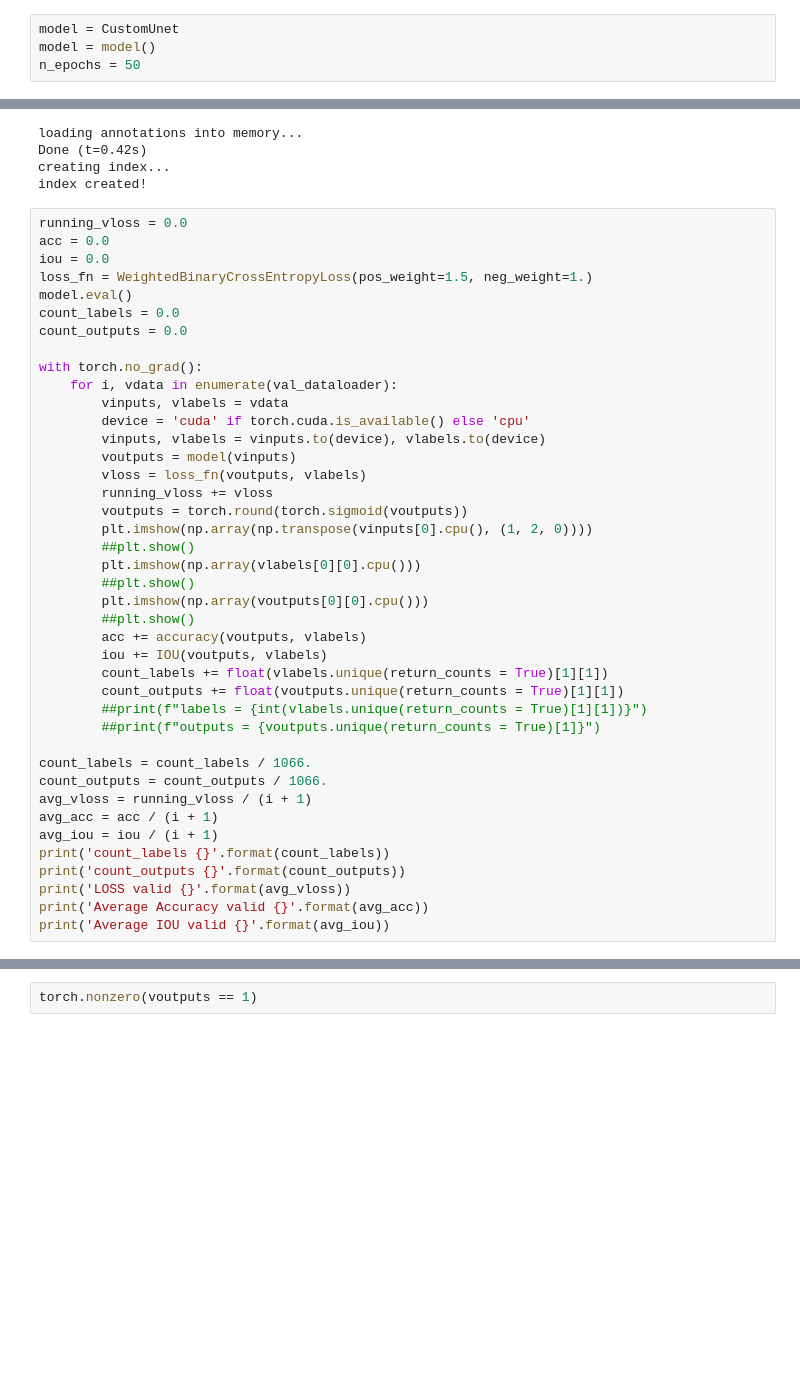
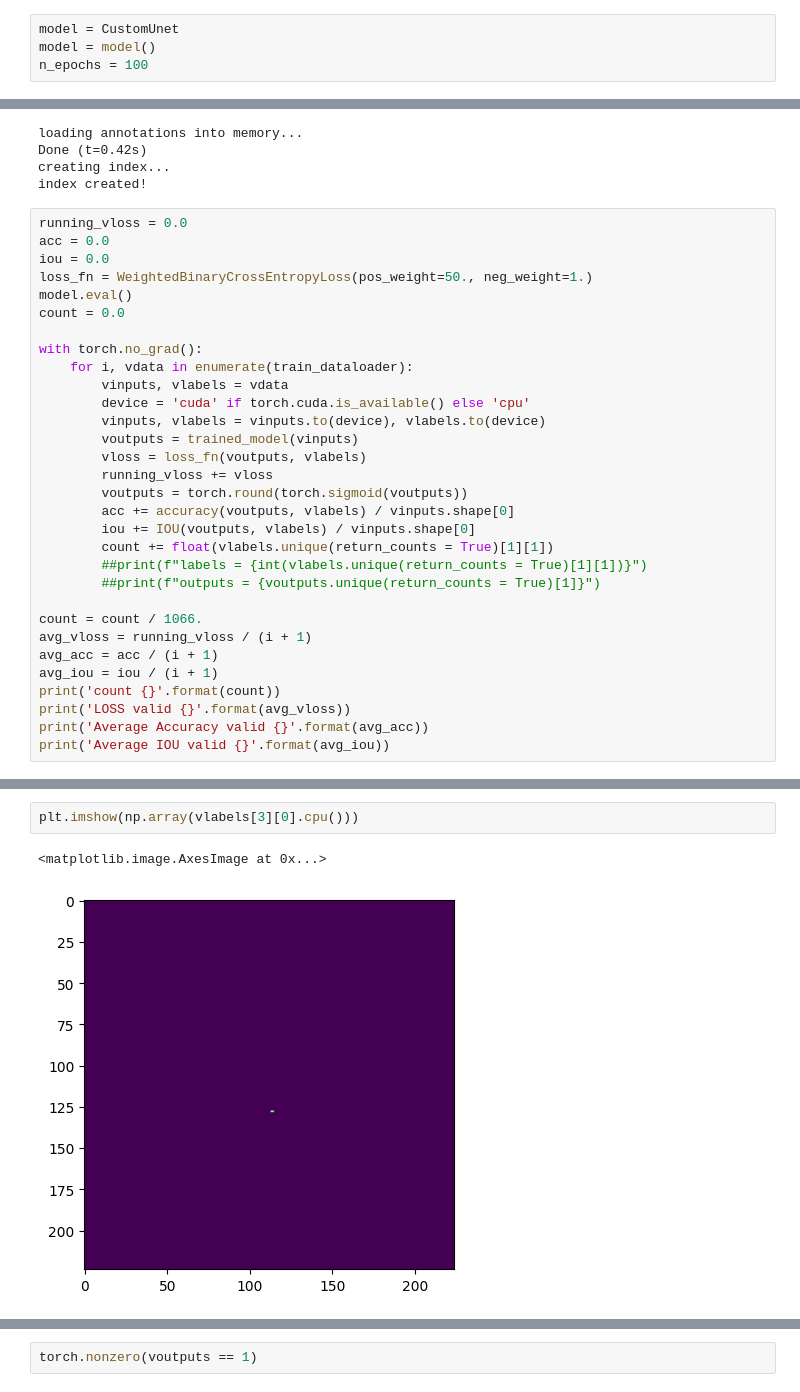
Before and after one commit to AV8-hub/Advanced-ML-Project, a Jupyter notebook: notebooks/test.ipynb, the cells around one changed output, grey strips where cells are left out. Saved outputs shown, nothing was run; the diff lists cells and outputs as text; blank space fills up the shorter version.

```diff
--- a/notebooks/test.ipynb
+++ b/notebooks/test.ipynb
@@ -22,7 +15,7 @@ index created!
 # %%
 model = CustomUnet
 model = model()
-n_epochs = 50
+n_epochs = 100
 # %%
 device = 'cuda' if torch.cuda.is_available() else 'cpu'
 model = model.to(device)
@@ -89,40 +82,30 @@ index created!
 running_vloss = 0.0
 acc = 0.0
 iou = 0.0
-loss_fn = WeightedBinaryCrossEntropyLoss(pos_weight=1.5, neg_weight=1.)
+loss_fn = WeightedBinaryCrossEntropyLoss(pos_weight=50., neg_weight=1.)
 model.eval()
-count_labels = 0.0
-count_outputs = 0.0
+count = 0.0
 
 with torch.no_grad():
-    for i, vdata in enumerate(val_dataloader):
+    for i, vdata in enumerate(train_dataloader):
         vinputs, vlabels = vdata
         device = 'cuda' if torch.cuda.is_available() else 'cpu'
         vinputs, vlabels = vinputs.to(device), vlabels.to(device)
-        voutputs = model(vinputs)
+        voutputs = trained_model(vinputs)
         vloss = loss_fn(voutputs, vlabels)
         running_vloss += vloss
         voutputs = torch.round(torch.sigmoid(voutputs))
-        plt.imshow(np.array(np.transpose(vinputs[0].cpu(), (1, 2, 0))))
-        ##plt.show()
-        plt.imshow(np.array(vlabels[0][0].cpu()))
-        ##plt.show()
-        plt.imshow(np.array(voutputs[0][0].cpu()))
-        ##plt.show()
-        acc += accuracy(voutputs, vlabels)
-        iou += IOU(voutputs, vlabels)
-        count_labels += float(vlabels.unique(return_counts = True)[1][1])
-        count_outputs += float(voutputs.unique(return_counts = True)[1][1])
+        acc += accuracy(voutputs, vlabels) / vinputs.shape[0]
+        iou += IOU(voutputs, vlabels) / vinputs.shape[0]
+        count += float(vlabels.unique(return_counts = True)[1][1])
         ##print(f"labels = {int(vlabels.unique(return_counts = True)[1][1])}")
         ##print(f"outputs = {voutputs.unique(return_counts = True)[1]}")
 
-count_labels = count_labels / 1066.
-count_outputs = count_outputs / 1066.
+count = count / 1066.
 avg_vloss = running_vloss / (i + 1)
 avg_acc = acc / (i + 1)
 avg_iou = iou / (i + 1)
-print('count_labels {}'.format(count_labels))
-print('count_outputs {}'.format(count_outputs))
+print('count {}'.format(count))
 print('LOSS valid {}'.format(avg_vloss))
 print('Average Accuracy valid {}'.format(avg_acc))
 print('Average IOU valid {}'.format(avg_iou))
@@ -135,0 +131,5 @@ Average IOU valid 0.5099728368222713
+# %%
+plt.imshow(np.array(vlabels[3][0].cpu()))
+# %% [output]
+<matplotlib.image.AxesImage at 0x...>
+[figure, added]
```
Also changed, not shown: parts of 11 cells of this notebook, 4 other files.
